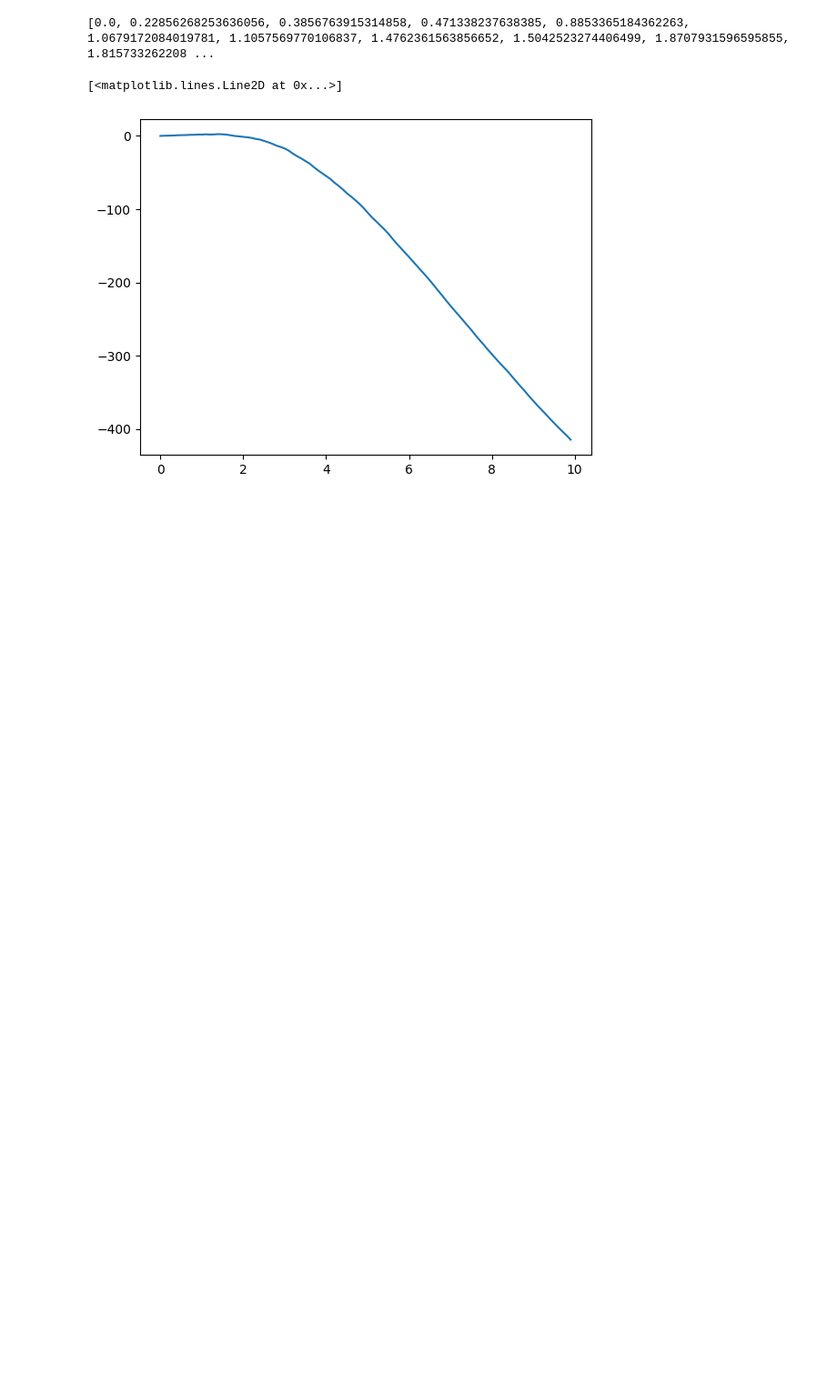
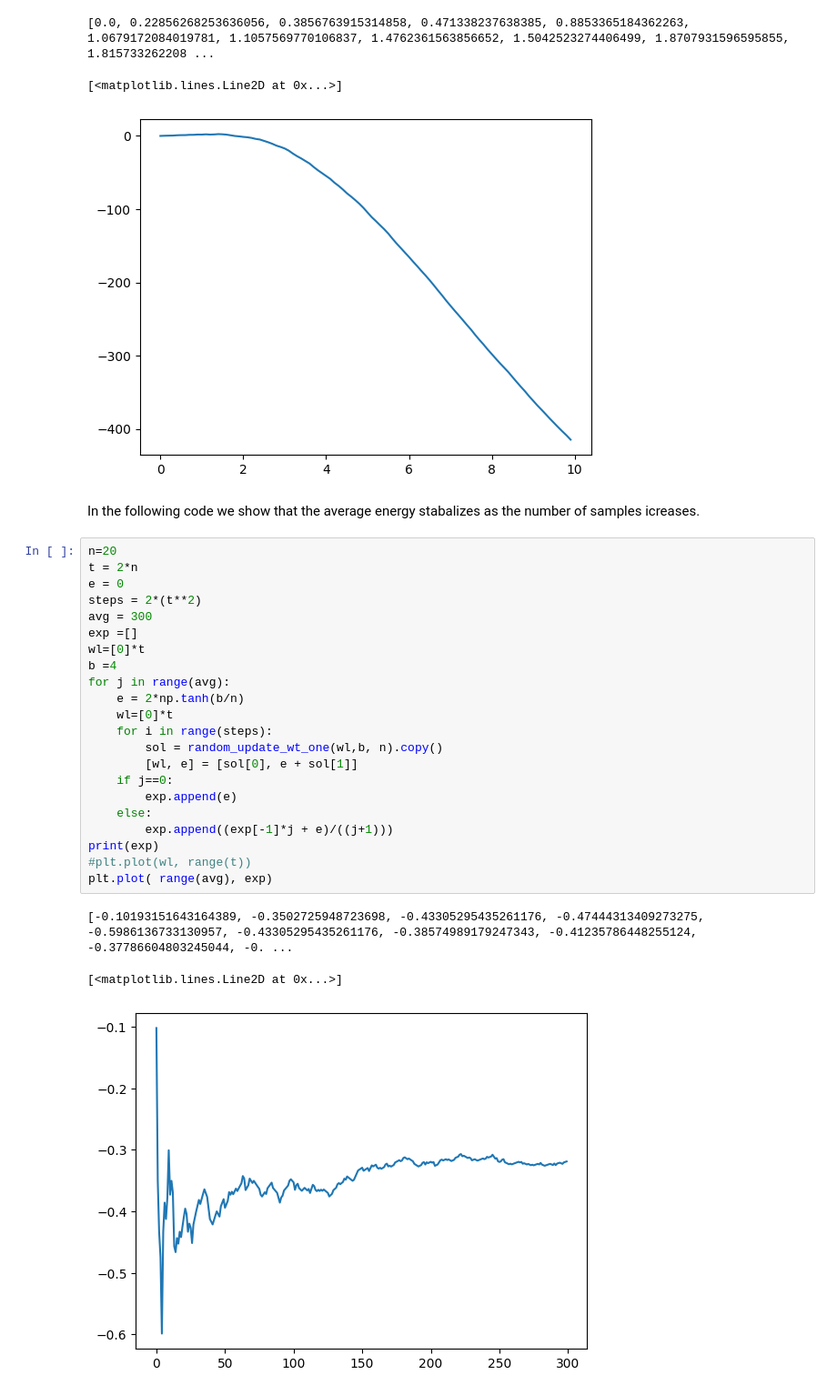
Before and after one commit to asaenz16/QMCspin, a Jupyter notebook: WorldLinesV1.ipynb, the cells around one changed output. Shown at 91% size. Cells and saved outputs as stored; diff of their text form; blank space fills up the shorter version.

Commit message:
wt_one updated
-fixed a bug in the function random_update_wt_one
-considering simpler cases: fixed beta. See how the energy evolves as a function of the sample

```diff
--- a/WorldLinesV1.ipynb
+++ b/WorldLinesV1.ipynb
@@ -670,3 +674,31 @@ plt.plot( np.arange(0, b_range, step), exp)
 [0.0, 0.22856268253636056, 0.3856763915314858, 0.471338237638385, 0.8853365184362263, 1.0679172084019781, 1.1057569770106837, 1.4762361563856652, 1.5042523274406499, 1.8707931596595855, 1.815733262208 ...
 [<matplotlib.lines.Line2D at 0x...>]
 [figure]
+# %% [markdown]
+In the following code we show that the average energy stabalizes as the number of samples icreases.
+# %%
+n=20
+t = 2*n
+e = 0
+steps = 2*(t**2)
+avg = 300
+exp =[]
+wl=[0]*t
+b =4
+for j in range(avg):
+    e = 2*np.tanh(b/n)
+    wl=[0]*t
+    for i in range(steps):
+        sol = random_update_wt_one(wl,b, n).copy()
+        [wl, e] = [sol[0], e + sol[1]]
+    if j==0:
+        exp.append(e)
+    else:
+        exp.append((exp[-1]*j + e)/((j+1)))
+print(exp)
+#plt.plot(wl, range(t))
+plt.plot( range(avg), exp)
+# %% [output]
+[-0.10193151643164389, -0.3502725948723698, -0.43305295435261176, -0.47444313409273275, -0.5986136733130957, -0.43305295435261176, -0.38574989179247343, -0.41235786448255124, -0.37786604803245044, -0. ...
+[<matplotlib.lines.Line2D at 0x...>]
+[figure, added]
```
Also changed, not shown: parts of 5 cells of this notebook.
